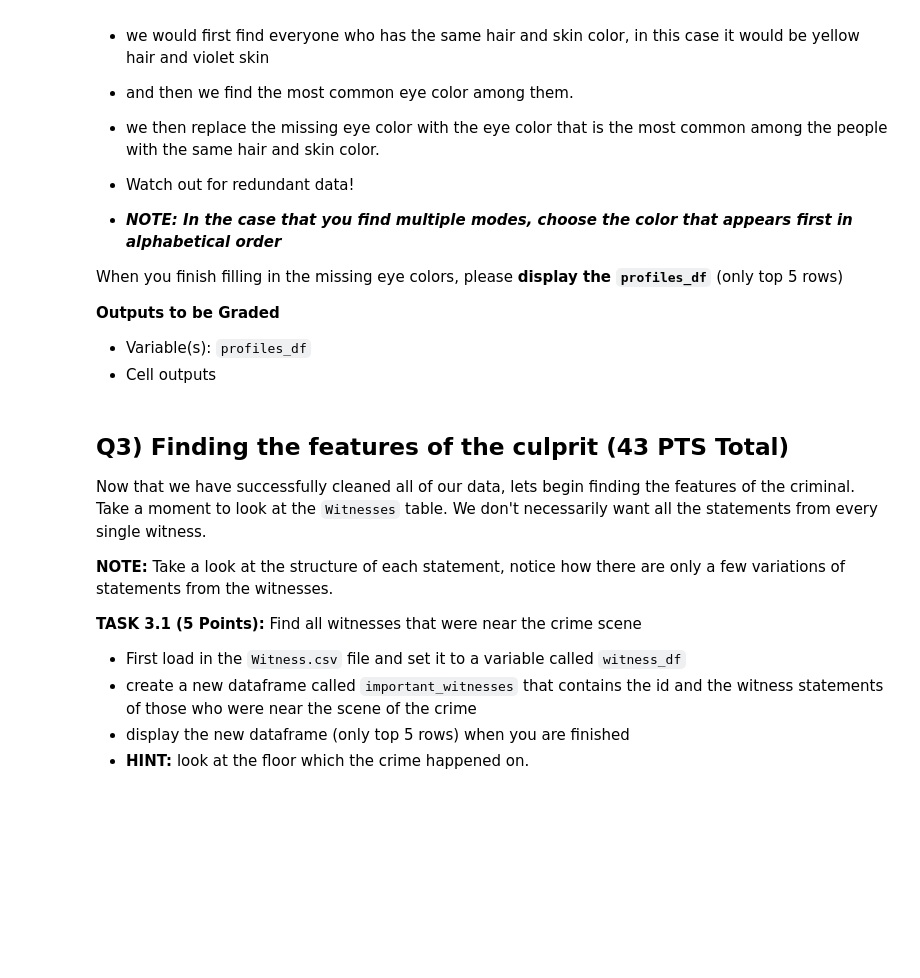
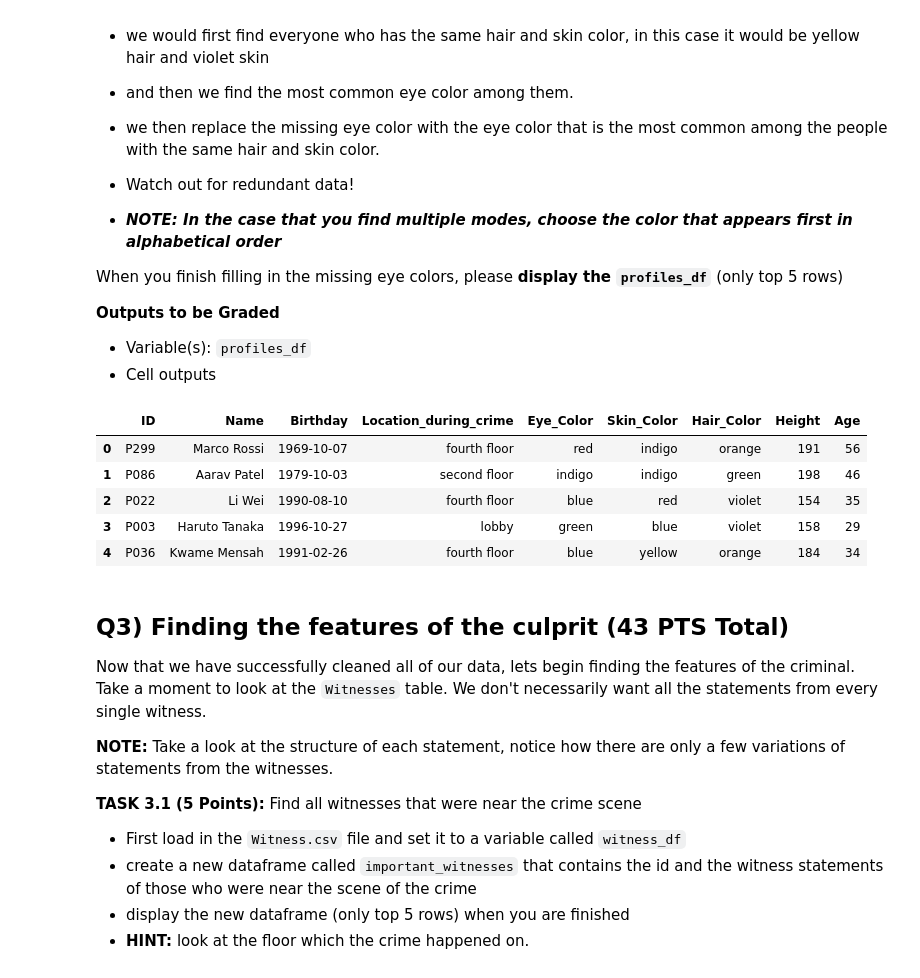
Before and after one commit to BrunoHenriqueGeraldoTeixeiraDaSilva/CMSC320, a Jupyter notebook: Homework3/CMSC320_HW3_Fall2026.ipynb, the cells around one changed output. Drawn from its saved outputs; the diff is of its cells as text; code cells hidden in the pictures; blank space fills up the shorter version.

```diff
--- a/Homework3/CMSC320_HW3_Fall2026.ipynb
+++ b/Homework3/CMSC320_HW3_Fall2026.ipynb
@@ -280,3 +320,33 @@ print(profiles_df[profiles_df['ID'] == 'P299'])
+# %%
+# Write your code here
+
+#fucntion to fill the eye color of the missing person (person_row is a series)
+def fill_missing_eye_color(person_row):
+    person_hair = person_row["Hair_Color"]
+    person_skin = person_row["Skin_Color"]
+    eye_color_guess = series_mode[(person_hair, person_skin)] #using the person mode seires to look up the mode to guess
+    return eye_color_guess
+
+non_redudant_df = profiles_df.drop_duplicates(subset="ID") #Drop all duplicates id
+
+#group them by their haird clor and skin color and find which is the most common eye color
+series_mode = non_redudant_df.groupby(['Hair_Color', 'Skin_Color'])['Eye_Color'].agg(lambda x: x.mode().iloc[0])
+
+#make a df with only ppl with missing eye colors for us to fill
+na_eye_color_df = profiles_df[profiles_df['Eye_Color'].isna()]
+series_na_eye_colors_filled = na_eye_color_df.apply(fill_missing_eye_color, axis = 1)
+
+# Write each guessed eye color into the rows where Eye_Color is missing
+profiles_df.loc[profiles_df['Eye_Color'].isna(), 'Eye_Color'] = series_na_eye_colors_filled
+
+profiles_df.head()
+# %% [output]
+|  | ID | Name | Birthday | Location_during_crime | Eye_Color | Skin_Color | Hair_Color | Height | Age |
+| 0 | P299 | Marco Rossi | 1969-10-07 | fourth floor | red | indigo | orange | 191 | 56 |
+| 1 | P086 | Aarav Patel | 1979-10-03 | second floor | indigo | indigo | green | 198 | 46 |
+| 2 | P022 | Li Wei | 1990-08-10 | fourth floor | blue | red | violet | 154 | 35 |
+| 3 | P003 | Haruto Tanaka | 1996-10-27 | lobby | green | blue | violet | 158 | 29 |
+| 4 | P036 | Kwame Mensah | 1991-02-26 | fourth floor | blue | yellow | orange | 184 | 34 |
 # %% [markdown]
 
 ## Q3) Finding the features of the culprit (43 PTS Total)
```
Also changed, not shown: parts of 5 cells of this notebook.
